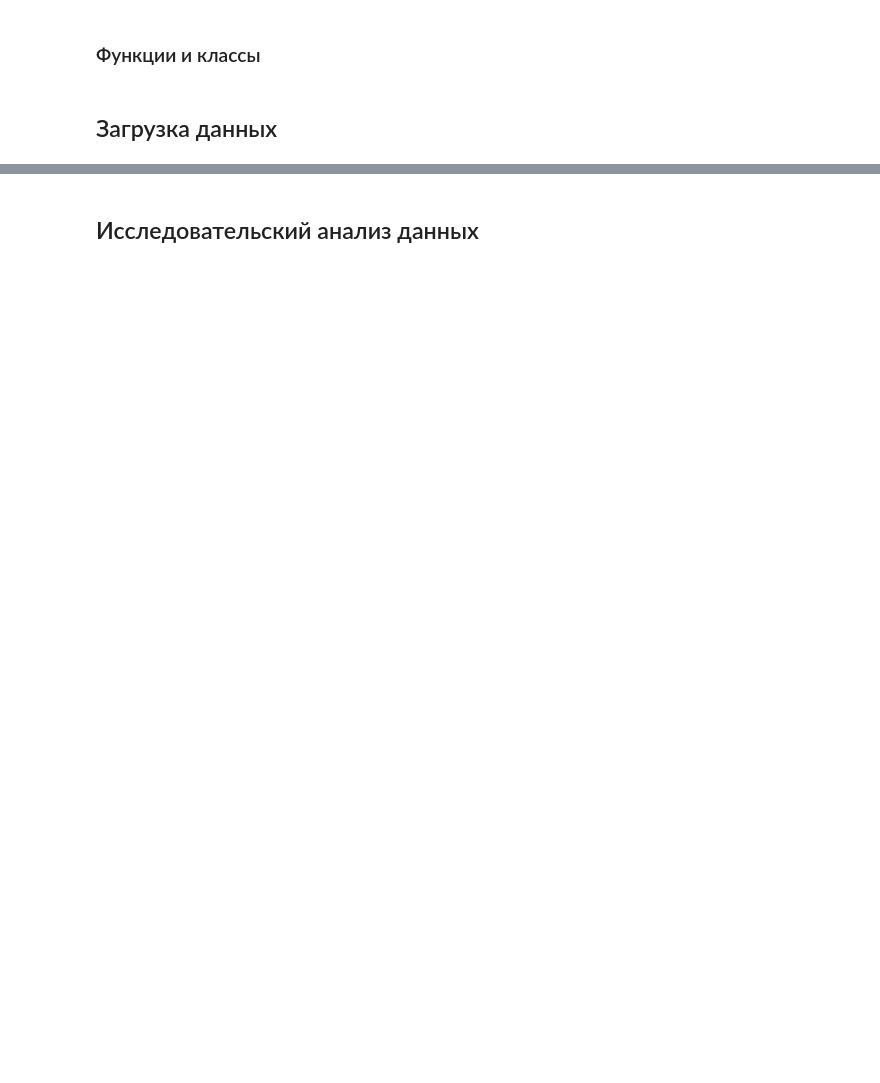
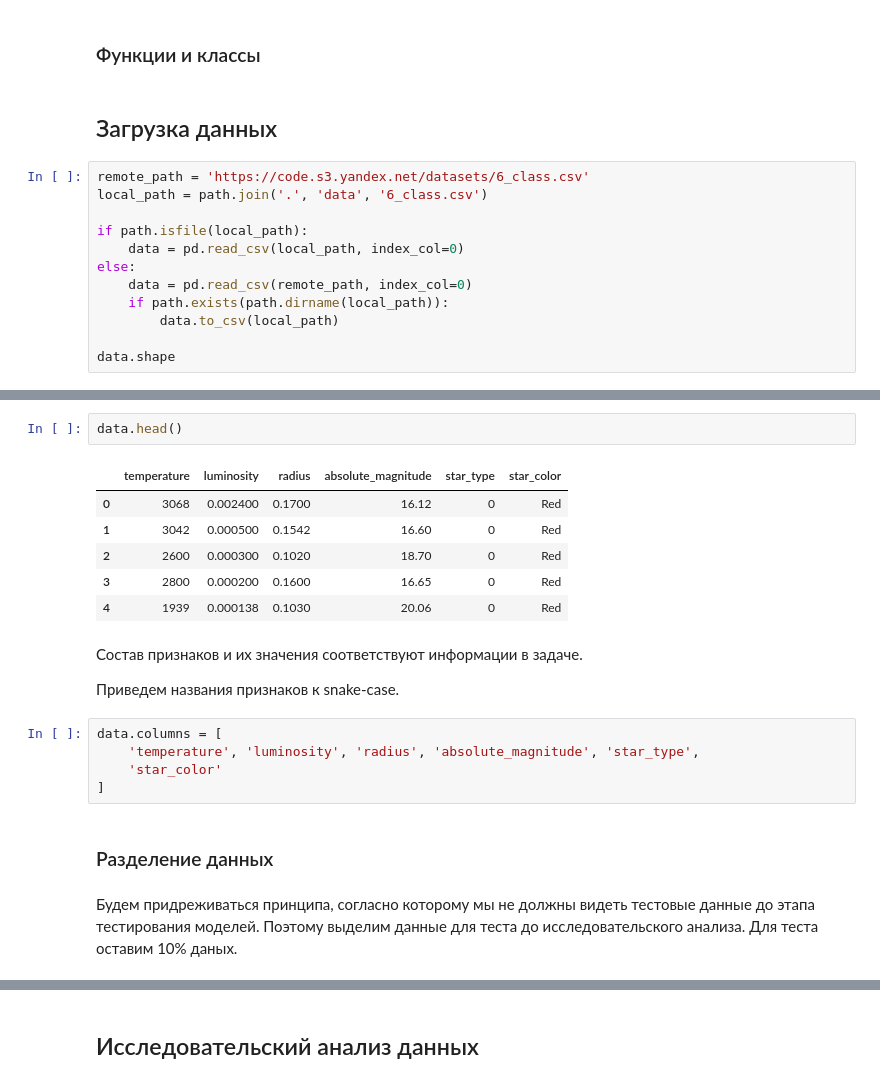
Before and after one commit to dimdasci/yp14-torch-nn-refression, a Jupyter notebook: notebooks/yp14-star-temperature-prediction.ipynb, the cells around one changed output, grey strips where cells are left out. Cells and saved outputs as stored; diff of their text form; blank space fills up the shorter version.

```diff
--- a/notebooks/yp14-star-temperature-prediction.ipynb
+++ b/notebooks/yp14-star-temperature-prediction.ipynb
@@ -35,3 +58,15 @@
 ### Функции и классы
 # %% [markdown]
 ## Загрузка данных
+# %%
+remote_path = 'https://code.s3.yandex.net/datasets/6_class.csv'
+local_path = path.join('.', 'data', '6_class.csv')
+
+if path.isfile(local_path):
+    data = pd.read_csv(local_path, index_col=0)
+else:
+    data = pd.read_csv(remote_path, index_col=0)
+    if path.exists(path.dirname(local_path)):
+        data.to_csv(local_path)
+
+data.shape
@@ -37,0 +93,22 @@
+# %%
+data.head()
+# %% [output]
+|  | temperature | luminosity | radius | absolute_magnitude | star_type | star_color |
+| 0 | 3068 | 0.002400 | 0.1700 | 16.12 | 0 | Red |
+| 1 | 3042 | 0.000500 | 0.1542 | 16.60 | 0 | Red |
+| 2 | 2600 | 0.000300 | 0.1020 | 18.70 | 0 | Red |
+| 3 | 2800 | 0.000200 | 0.1600 | 16.65 | 0 | Red |
+| 4 | 1939 | 0.000138 | 0.1030 | 20.06 | 0 | Red |
+# %% [markdown]
+Состав признаков и их значения соответствуют информации в задаче.
+
+Приведем названия признаков к snake-case.
+# %%
+data.columns = [
+    'temperature', 'luminosity', 'radius', 'absolute_magnitude', 'star_type',
+    'star_color'
+]
+# %% [markdown]
+### Разделение данных
+# %% [markdown]
+Будем придреживаться принципа, согласно которому мы не должны видеть тестовые данные до этапа тестирования моделей. Поэтому выделим данные для теста до исследовательского анализа. Для теста оставим 10% даных.
```
Also changed, not shown: parts of 45 cells of this notebook.
